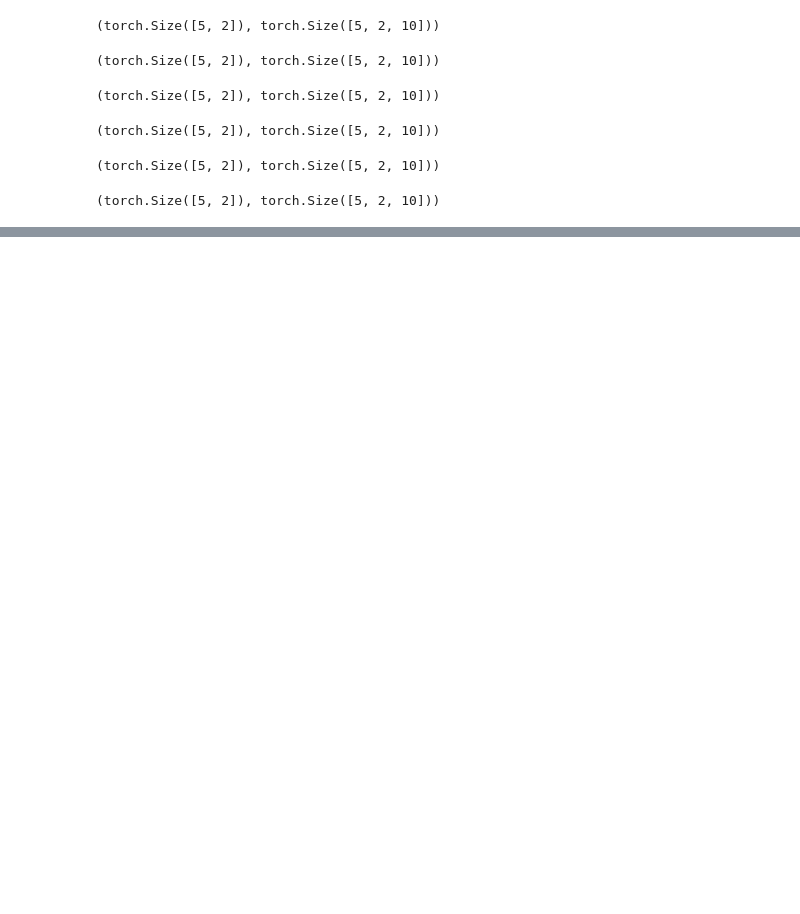
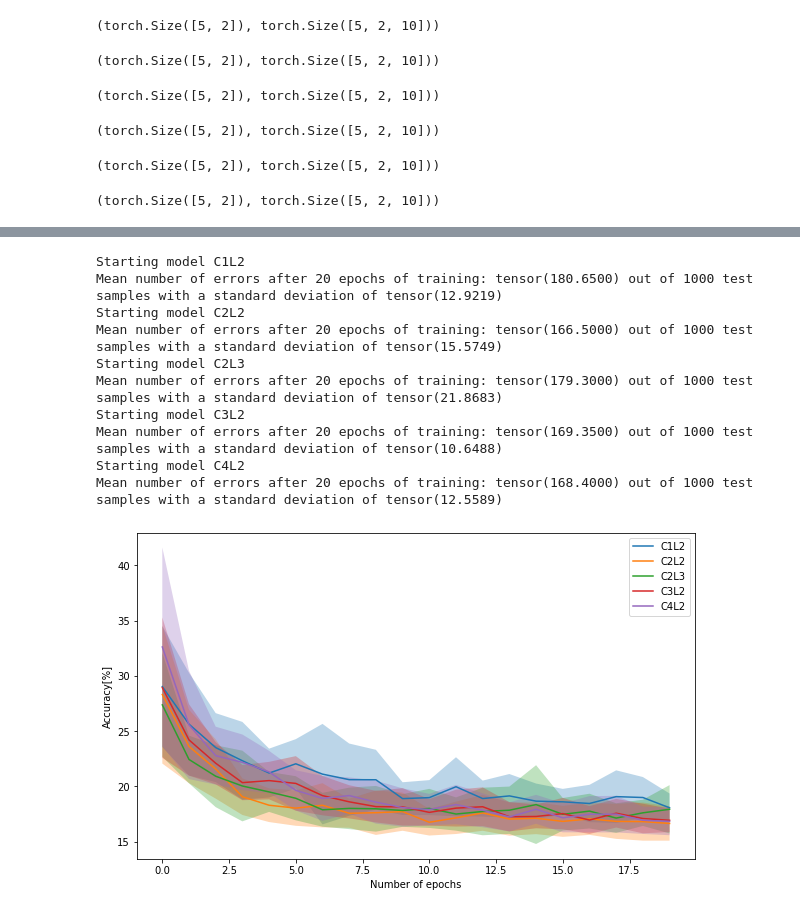
Before and after one commit to gbossy/DL_miniproj, a Jupyter notebook: Project1/AdamBaseAux.ipynb, the cells around one changed output, grey strips where cells are left out. Cells and saved outputs as stored; diff of their text form; code cells hidden in the pictures; blank space fills up the shorter version.

```diff
--- a/Project1/AdamBaseAux.ipynb
+++ b/Project1/AdamBaseAux.ipynb
@@ -262,10 +277,10 @@ class C1L3(nn.Module):
         super().__init__()
 
         #convolutions
-        self.conv1 = nn.Conv2d(2, 32, kernel_size=3,groups=2)
+        self.conv1 = nn.Conv2d(2, 30, kernel_size=3,groups=2)
 
         #define the half lenght of the output (linearized) after the last convolution
-        self.h = int(4**2*32/2)
+        self.h = int(4**2*30/2)
 
         #linear layers for the auxiliary losses
         self.aux_linear1 = nn.Linear(self.h, 10)
@@ -663 +711,18 @@ print(n_params(m))
+# %%
+#Same as before with aux_factor=0.1
+models=[C1L2,C2L2,C2L3,C3L2,C4L2]
+model_names=['C1L2','C2L2','C2L3','C3L2','C4L2']
+big_error_plot(models,model_names,n=20,nb_epochs=20,aux_factor=0.1,name='big_plot_aux=01.png')
+# %% [output]
+Starting model C1L2
+Mean number of errors after 20 epochs of training: tensor(180.6500) out of 1000 test samples with a standard deviation of tensor(12.9219)
+Starting model C2L2
+Mean number of errors after 20 epochs of training: tensor(166.5000) out of 1000 test samples with a standard deviation of tensor(15.5749)
+Starting model C2L3
+Mean number of errors after 20 epochs of training: tensor(179.3000) out of 1000 test samples with a standard deviation of tensor(21.8683)
+Starting model C3L2
+Mean number of errors after 20 epochs of training: tensor(169.3500) out of 1000 test samples with a standard deviation of tensor(10.6488)
+Starting model C4L2
+Mean number of errors after 20 epochs of training: tensor(168.4000) out of 1000 test samples with a standard deviation of tensor(12.5589)
+[figure, added]
 # %%
```
Also changed, not shown: parts of 22 cells of this notebook, 2 other files.
